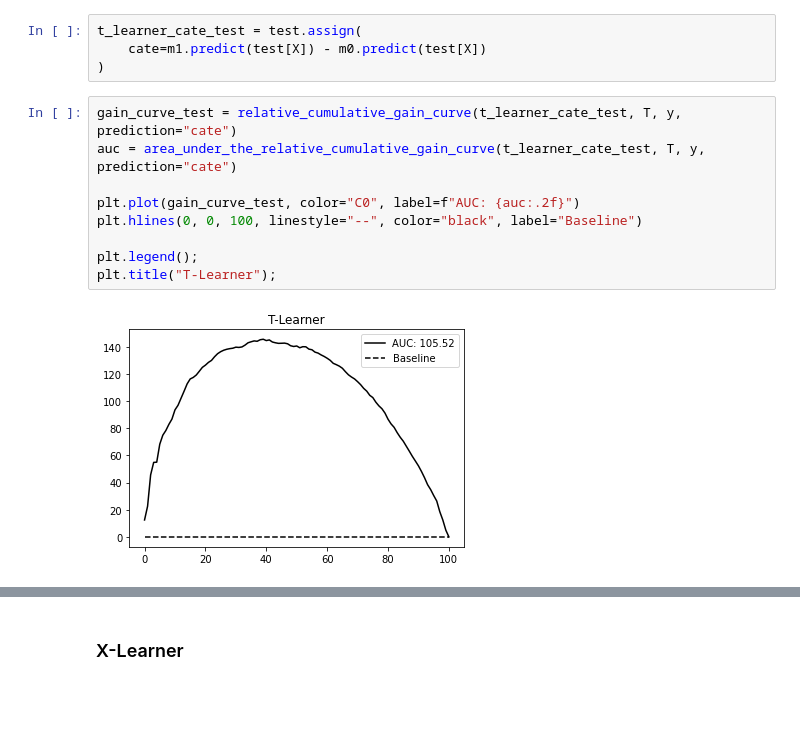
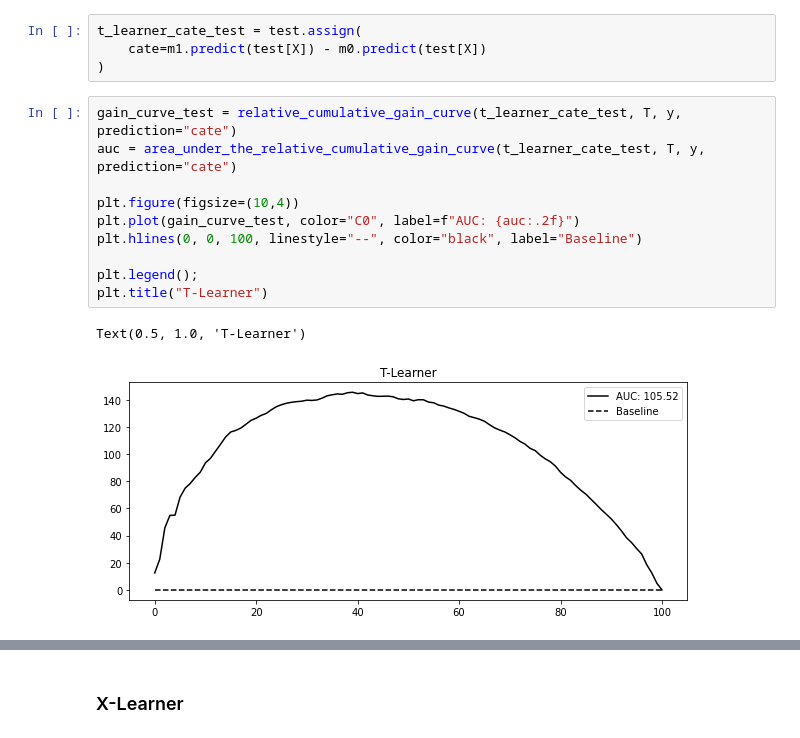
Before and after one commit to matheusfacure/causal-inference-in-python-code, a Jupyter notebook: causal-inference-in-python/07-Meta-Learners.ipynb, the cells around one changed output, grey strips where cells are left out. Cells and saved outputs as stored; diff of their text form; blank space fills up the shorter version.

```diff
--- a/causal-inference-in-python/07-Meta-Learners.ipynb
+++ b/causal-inference-in-python/07-Meta-Learners.ipynb
@@ -65,14 +72,16 @@ t_learner_cate_test = test.assign(
 # %%
 gain_curve_test = relative_cumulative_gain_curve(t_learner_cate_test, T, y, prediction="cate")
 auc = area_under_the_relative_cumulative_gain_curve(t_learner_cate_test, T, y, prediction="cate")
 
+plt.figure(figsize=(10,4))
 plt.plot(gain_curve_test, color="C0", label=f"AUC: {auc:.2f}")
 plt.hlines(0, 0, 100, linestyle="--", color="black", label="Baseline")
 
 plt.legend();
-plt.title("T-Learner");
+plt.title("T-Learner")
 # %% [output]
+Text(0.5, 1.0, 'T-Learner')
-[figure, old version]
+[figure, new version]
 # %%
 np.random.seed(123)
 
```
Also changed, not shown: parts of 19 cells of this notebook, 1 other file.
